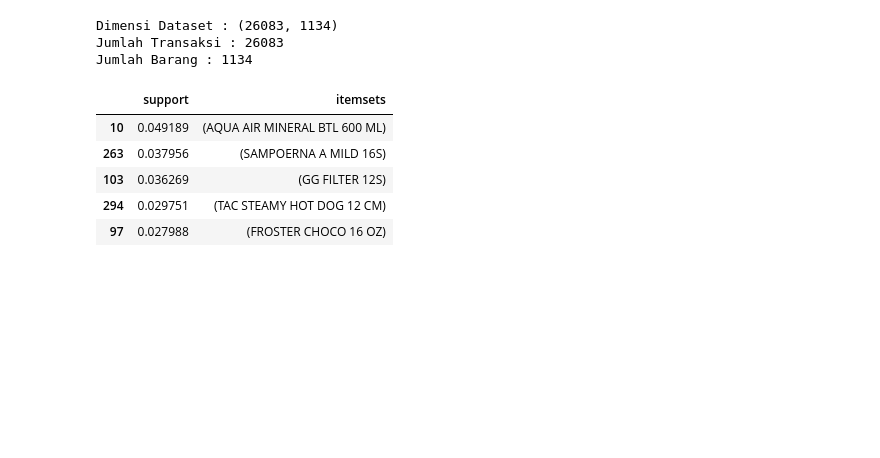
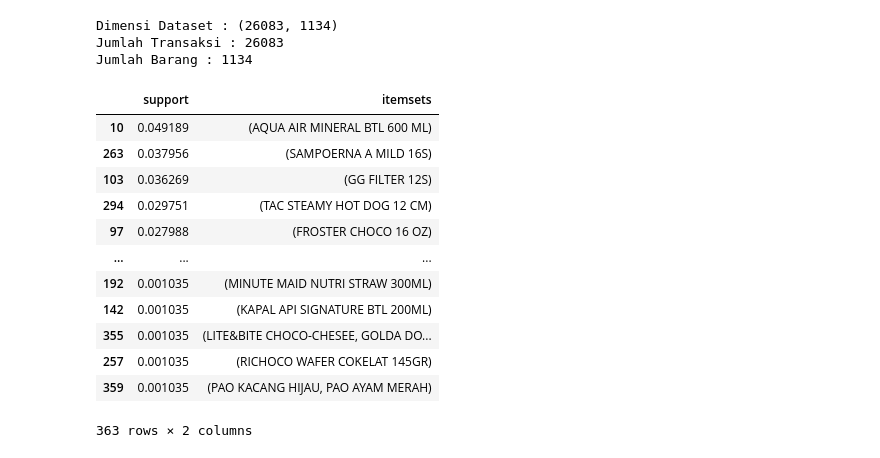
Before and after one commit to rfdharma/Association_Rule---Market-Basket-Analysis---Apriori, a Jupyter notebook: Minimarket_Indonesia/model.ipynb, the cells around one changed output. Cells and saved outputs as stored; diff of their text form; code cells hidden in the pictures; blank space fills up the shorter version.

```diff
--- a/Minimarket_Indonesia/model.ipynb
+++ b/Minimarket_Indonesia/model.ipynb
@@ -175,13 +224,20 @@ df = pd.DataFrame(te_ary, columns=te.columns_)
 # print(optimal_itemsets)
 # %%
 freq = apriori(item_count_pivot, min_support= 0.001, use_colnames= True)
-freq.sort_values('support',ascending=False).head()
+freq.sort_values('support',ascending=False)
 # %% [output]
 |  | support | itemsets |
 | 10 | 0.049189 | (AQUA AIR MINERAL BTL 600 ML) |
 | 263 | 0.037956 | (SAMPOERNA A MILD 16S) |
 | 103 | 0.036269 | (GG FILTER 12S) |
 | 294 | 0.029751 | (TAC STEAMY HOT DOG 12 CM) |
 | 97 | 0.027988 | (FROSTER CHOCO 16 OZ) |
+| ... | ... | ... |
+| 192 | 0.001035 | (MINUTE MAID NUTRI STRAW 300ML) |
+| 142 | 0.001035 | (KAPAL API SIGNATURE BTL 200ML) |
+| 355 | 0.001035 | (LITE&BITE CHOCO-CHESEE, GOLDA DO... |
+| 257 | 0.001035 | (RICHOCO WAFER COKELAT 145GR) |
+| 359 | 0.001035 | (PAO KACANG HIJAU, PAO AYAM MERAH) |
+363 rows × 2 columns
 # %%
 rules = association_rules(freq,metric='lift',min_threshold=1)[['antecedents','consequents','support','confidence','lift']]
```
Also changed, not shown: parts of 10 cells of this notebook, 1 other file.
